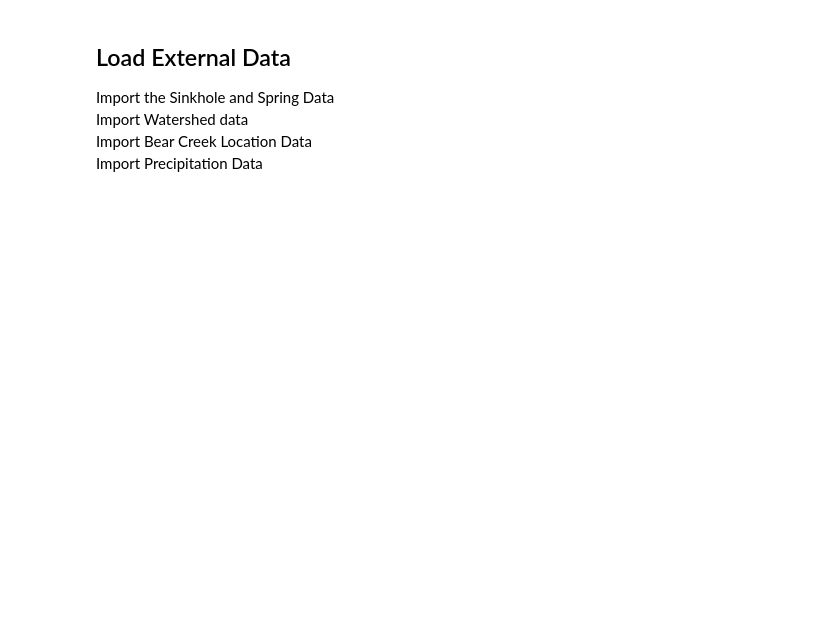
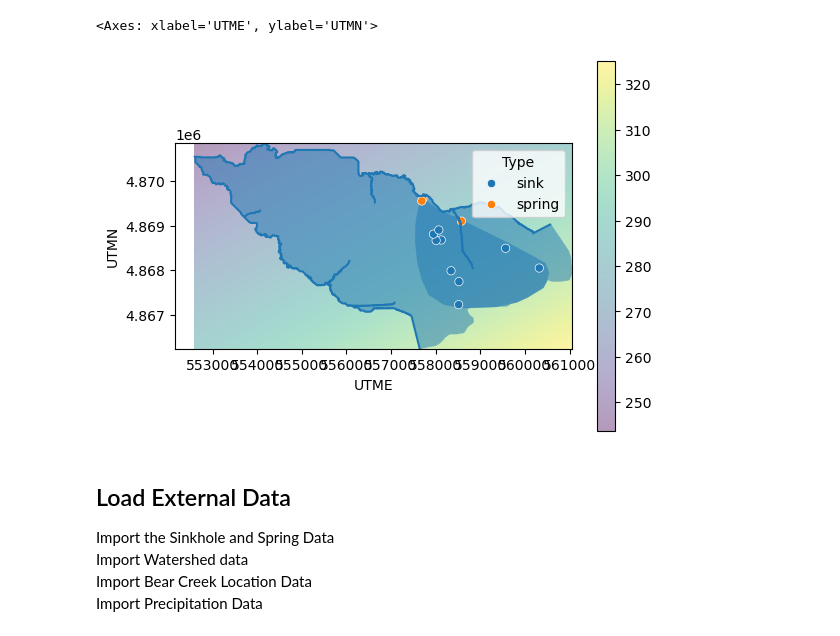
Before and after one commit to jhuang523/UMNBearSpring, a Jupyter notebook: EPM/steady_state/EPM_ws_singleLayer.ipynb, the cells around one changed output. Cells and saved outputs as stored; diff of their text form; code cells hidden in the pictures; blank space fills up the shorter version.

```diff
--- a/EPM/steady_state/EPM_ws_singleLayer.ipynb
+++ b/EPM/steady_state/EPM_ws_singleLayer.ipynb
@@ -86,3 +89,15 @@ sns.scatterplot(test.karst_features, x = 'UTME', y = 'UTMN', hue = 'Type')
+# %%
+fig, ax = plt.subplots()
+# plt.imshow(test.dem_grid, extent = [test.total_bounds[0], test.total_bounds[2], test.total_bounds[1], test.total_bounds[3]], alpha = 0.4)
+plt.imshow(test.botm_elev[0], extent = [test.total_bounds[0], test.total_bounds[2], test.total_bounds[1], test.total_bounds[3]], alpha = 0.4)
+plt.colorbar()
+test.domain.plot(ax = ax, alpha = 0.5)
+test.creeks.plot(ax = ax)
+test.plot_polygons('springshed_polygon', ax= ax, alpha= 0.5)
+sns.scatterplot(test.karst_features, x = 'UTME', y = 'UTMN', hue = 'Type')
+# %% [output]
+<Axes: xlabel='UTME', ylabel='UTMN'>
+[figure, added]
 # %% [markdown]
 ## Load External Data
 
```
Also changed, not shown: parts of 28 cells of this notebook, 5 other files.
